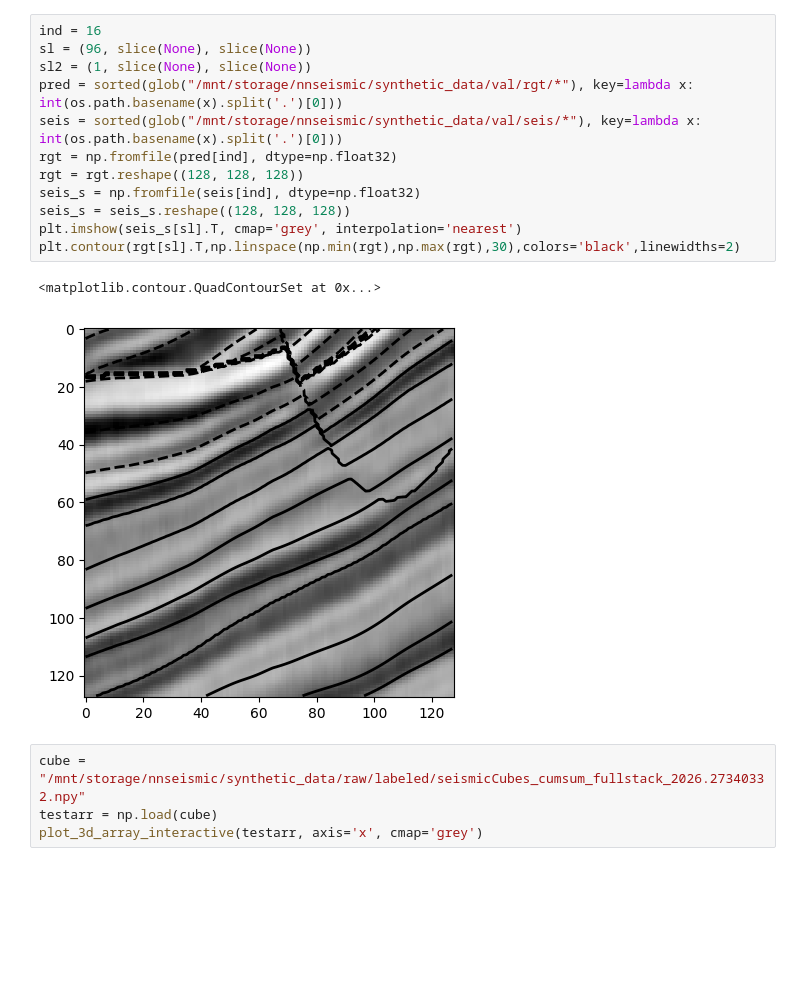
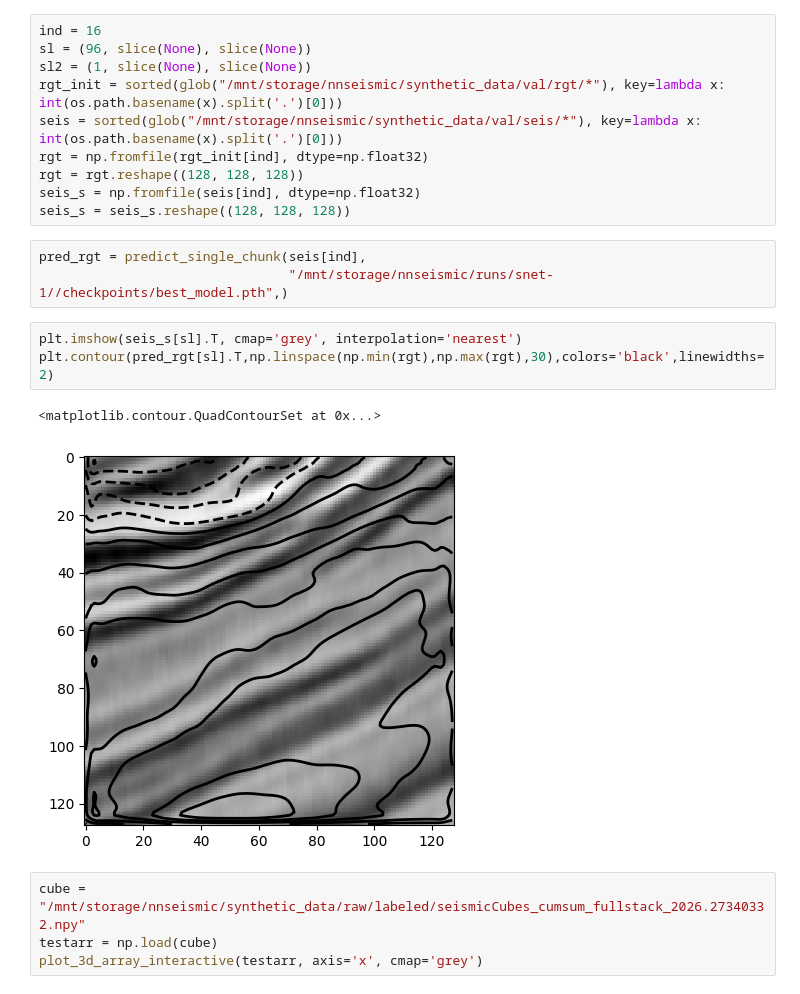
Before and after one commit to spaceswimmer/nnseismic, a Jupyter notebook: src/view_results.ipynb, the cells around one changed output. Drawn from its saved outputs; the diff is of its cells as text; blank space fills up the shorter version.

Commit message:
main working on my model

```diff
--- a/src/view_results.ipynb
+++ b/src/view_results.ipynb
@@ -8,17 +20,21 @@ import matplotlib.pyplot as plt
 ind = 16
 sl = (96, slice(None), slice(None))
 sl2 = (1, slice(None), slice(None))
-pred = sorted(glob("/mnt/storage/nnseismic/synthetic_data/val/rgt/*"), key=lambda x: int(os.path.basename(x).split('.')[0]))
+rgt_init = sorted(glob("/mnt/storage/nnseismic/synthetic_data/val/rgt/*"), key=lambda x: int(os.path.basename(x).split('.')[0]))
 seis = sorted(glob("/mnt/storage/nnseismic/synthetic_data/val/seis/*"), key=lambda x: int(os.path.basename(x).split('.')[0]))
-rgt = np.fromfile(pred[ind], dtype=np.float32)
+rgt = np.fromfile(rgt_init[ind], dtype=np.float32)
 rgt = rgt.reshape((128, 128, 128))
 seis_s = np.fromfile(seis[ind], dtype=np.float32)
 seis_s = seis_s.reshape((128, 128, 128))
-plt.imshow(seis_s[sl].T, cmap='grey', interpolation='nearest')
-plt.contour(rgt[sl].T,np.linspace(np.min(rgt),np.max(rgt),30),colors='black',linewidths=2)
-# %% [output]
-<matplotlib.contour.QuadContourSet at 0x...>
-[figure, removed]
+# %%
+pred_rgt = predict_single_chunk(seis[ind],
+                                "/mnt/storage/nnseismic/runs/snet-1//checkpoints/best_model.pth",)
+# %%
+plt.imshow(seis_s[sl].T, cmap='grey', interpolation='nearest')
+plt.contour(pred_rgt[sl].T,np.linspace(np.min(rgt),np.max(rgt),30),colors='black',linewidths=2)
+# %% [output]
+<matplotlib.contour.QuadContourSet at 0x...>
+[figure, added]
 # %%
 cube = "/mnt/storage/nnseismic/synthetic_data/raw/labeled/seismicCubes_cumsum_fullstack_2026.27340332.npy"
 testarr = np.load(cube)
```
Also changed, not shown: parts of 2 cells of this notebook, 9 other files.
